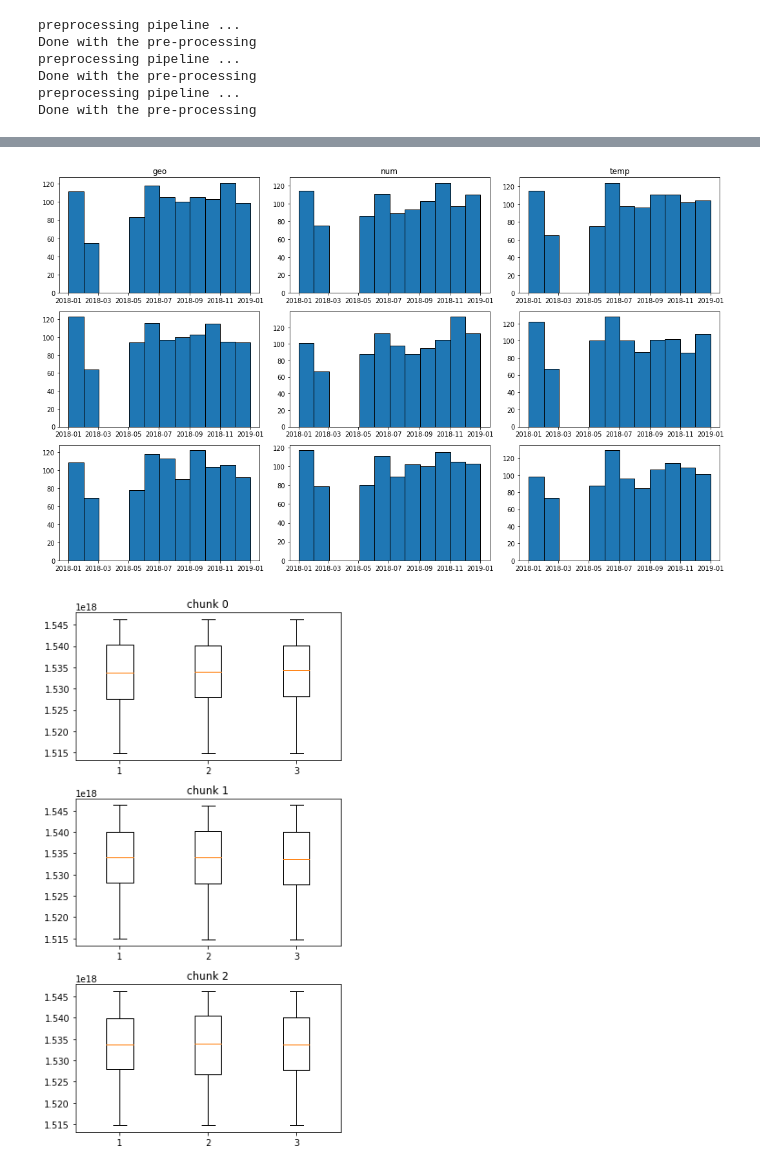
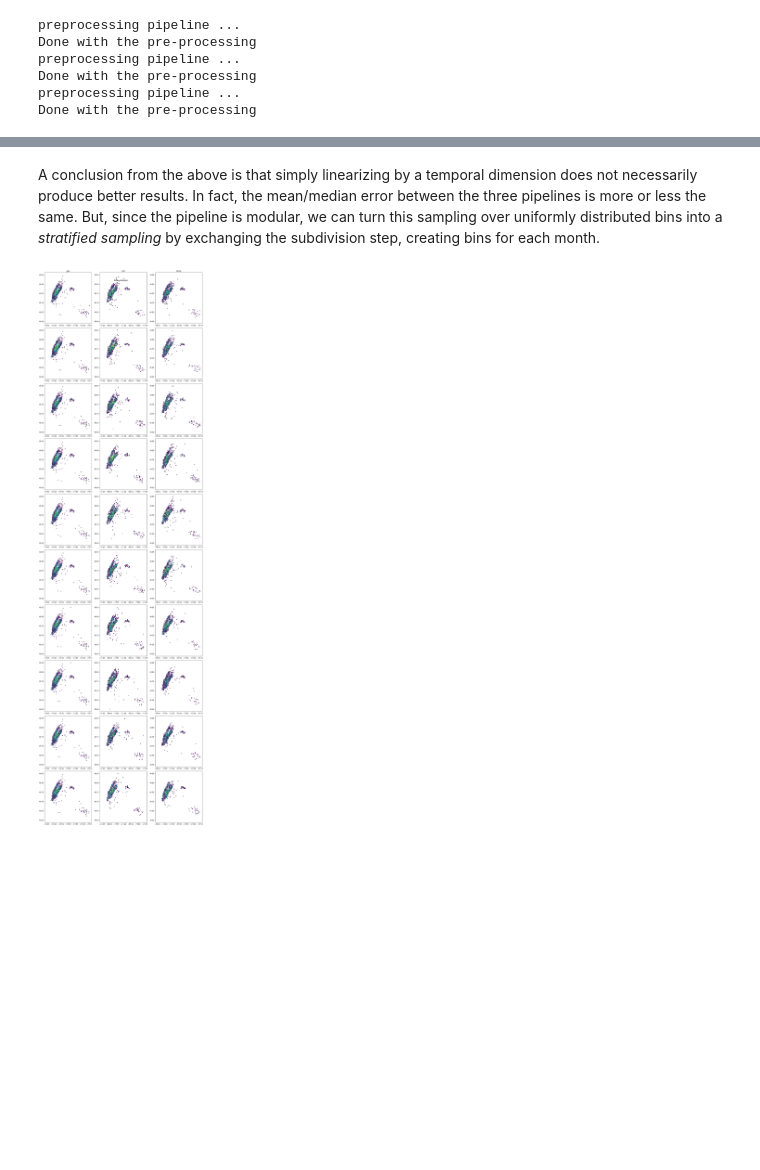
Before and after one commit to vis-au/prosample, a Jupyter notebook: server/pipeline/figures.ipynb, the cells around one changed output, grey strips where cells are left out. Drawn from its saved outputs; the diff is of its cells as text; code cells hidden in the pictures; blank space fills up the shorter version.

Commit message:
update taxi data use case in figures notebook

```diff
--- a/server/pipeline/figures.ipynb
+++ b/server/pipeline/figures.ipynb
@@ -196,3 +295,7 @@ len([108265.0, 1.543407538e+18, 1.543408491e+18, 1.0, 1.36, 1.0, 90.0,224.0,2.0,
+# %% [markdown]
+A conclusion from the above is that simply linearizing by a temporal dimension does not necessarily produce better results.
+In fact, the mean/median error between the three pipelines is more or less the same.
+But, since the pipeline is modular, we can turn this sampling over uniformly distributed bins into a *stratified sampling* by exchanging the subdivision step, creating bins for each month.
 # %%
 import pandas as pd
 import numpy as np
@@ -200,88 +303,38 @@ import matplotlib.pyplot as plt
 
 
 def geo_hexbin(sample_df: pd.DataFrame, ax: plt):
-  ax.hexbin(
+  return ax.hexbin(
     x=sample_df["PURepresentativeX"],
     y=sample_df["PURepresentativeY"],
     bins="log",
     mincnt=1,
     gridsize=100,
-    extent=[-74.05, -73.7, 40.6, 40.85]
-  )
-
-def hist(sample_df: pd.Series, value_range: tuple, n_bins, ax: plt):
-  ax.hist(
-    sample_df,
-    bins=n_bins,
-    range=value_range,
-    edgecolor='black',
-    linewidth=1
-  )
-
-def boxplot(sample_df: pd.DataFrame, ax: plt):
-  n_bins = 100
-  ax.boxplot(
-    sample_df
+    extent=[-74.05, -73.75, 40.6, 40.85]
   )
 
 
 columns = ["tripID", "VendorID", "tpep_pickup_datetime", "tpep_dropoff_datetime", "passenger_count", "trip_distance", "RatecodeID", "PULocationID", "DOLocationID", "payment_type", "fare_amount", "extra", "mta_tax", "tip_amount", "tolls_amount", "improvement_surcharge", "total_amount", "PURepresentativeX", "PURepresentativeY", "DORepresentativeX", "DORepresentativeY"]
 
 def plot_geo():
   fig, ax = plt.subplots(n_chunks, 3, figsize=(15, n_chunks * 5))
+  fig.suptitle("Pickup location")
+
   for i in range(n_chunks):
     chunk_geo = pd.DataFrame(pipeline1.get_next_chunk(), columns=columns)
     chunk_num = pd.DataFrame(pipeline2.get_next_chunk(), columns=columns)
     chunk_temp = pd.DataFrame(pipeline3.get_next_chunk(), columns=columns)
 
     geo_hexbin(chunk_geo, ax[i][0])
     geo_hexbin(chunk_num, ax[i][1])
     geo_hexbin(chunk_temp, ax[i][2])
 
   for ax_, col in zip(ax[0], ["geo", "num", "temp"]):
     ax_.set_title(col)
 
   plt.tight_layout()
   plt.show()
 
-def plot_boxplot(attr: str):
-  fig, ax = plt.subplots(n_chunks, 1, figsize=(5, n_chunks * 3))
-
-  for i in range(n_chunks):
-    ax[i].set_title(f"chunk {i}")
-
-    df = pd.DataFrame()
-    df["geo"] = pd.DataFrame(pipeline1.get_next_chunk(), columns=columns)[attr]
-    df["num"] = pd.DataFrame(pipeline2.get_next_chunk(), columns=columns)[attr]
-    df["temp"] = pd.DataFrame(pipeline3.get_next_chunk(), columns=columns)[attr]
-
-    boxplot(df, ax[i])
-  plt.tight_layout()
-  plt.show()
-
-
-def plot_time_hist(attr: str):
-  fig, ax = plt.subplots(n_chunks, 3, figsize=(15, n_chunks * 3))
-  for i in range(n_chunks):
-    chunk_geo = pd.to_datetime(pd.DataFrame(pipeline1.get_next_chunk(), columns=columns)[attr])
-    chunk_num = pd.to_datetime(pd.DataFrame(pipeline2.get_next_chunk(), columns=columns)[attr])
-    chunk_temp = pd.to_datetime(pd.DataFrame(pipeline3.get_next_chunk(), columns=columns)[attr])
-
-    hist(chunk_geo, ("2018-01-01 00:00:00", "2018-12-31 23:59:59"), 12, ax[i][0])
-    hist(chunk_num, ("2018-01-01 00:00:00", "2018-12-31 23:59:59"), 12, ax[i][1])
-    hist(chunk_temp, ("2018-01-01 00:00:00", "2018-12-31 23:59:59"), 12, ax[i][2])
-
-  for ax_, col in zip(ax[0], ["geo", "num", "temp"]):
-    ax_.set_title(col)
-
-  plt.tight_layout()
-  plt.show()
-
-
-n_chunks = 3
-plot_time_hist("tpep_pickup_datetime")
-plot_boxplot("tpep_pickup_datetime")
+n_chunks = 10
 plot_geo()
 # %% [output]
-[figure, old version]
+[figure, new version]
-[figure, removed]
```
Also changed, not shown: parts of 7 cells of this notebook, 1 other file.
